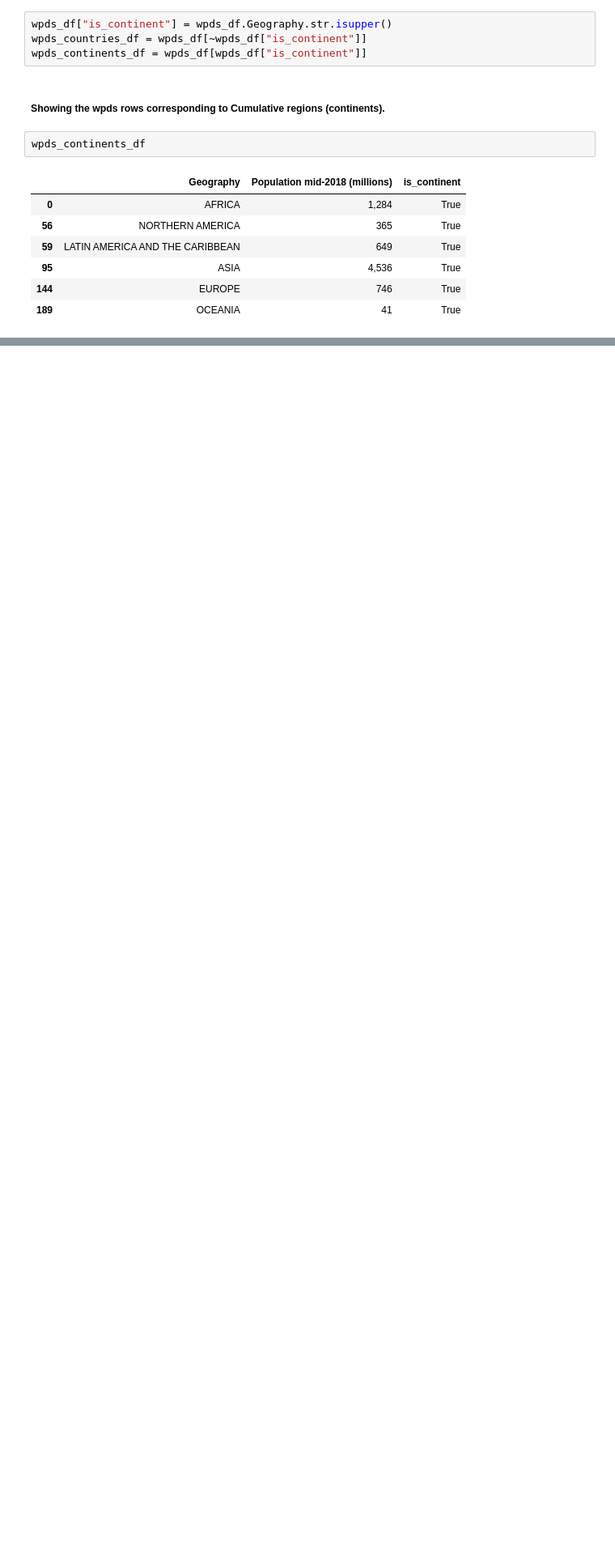
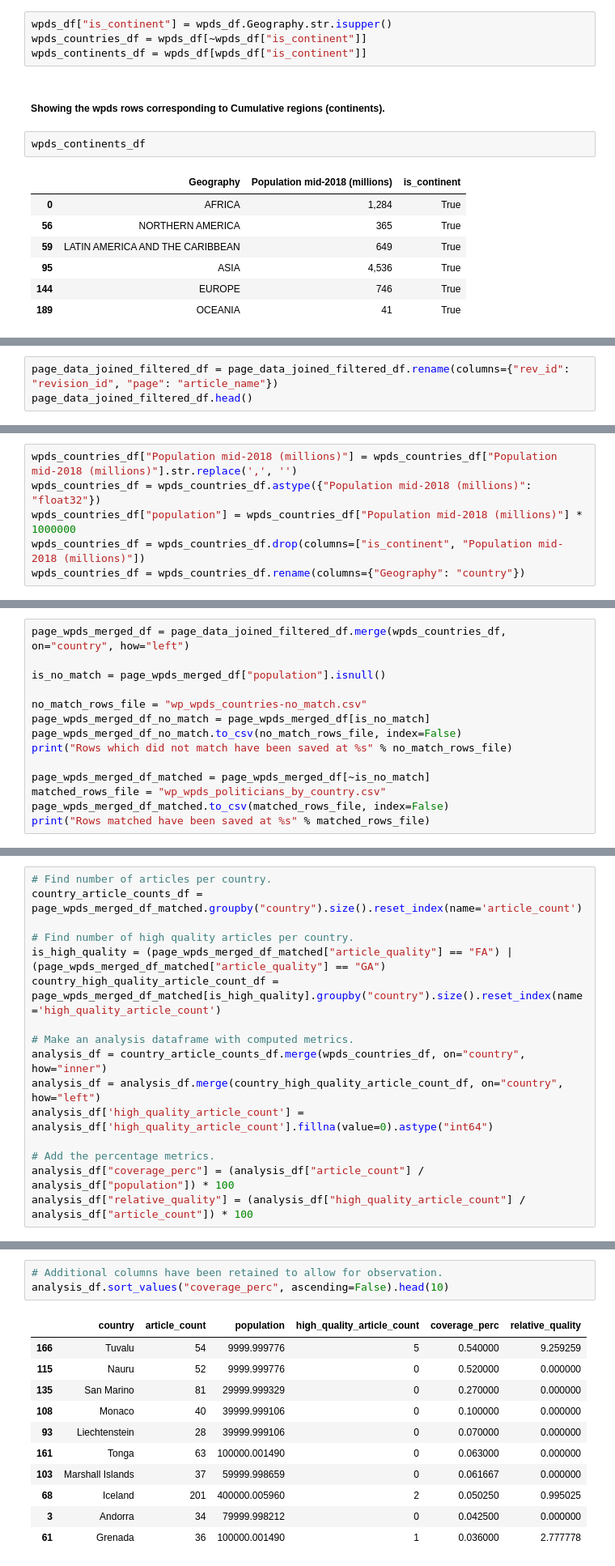
Before and after one commit to bhuvi3/DATA512-A2, a Jupyter notebook: hcds-a2-bias.ipynb, the cells around one changed output, grey strips where cells are left out. Shown: that part at 81% size. Drawn from its saved outputs; the diff is of its cells as text; blank space fills up the shorter version.

Commit message:
Update the analysis code and the add the output csv files.

```diff
--- a/hcds-a2-bias.ipynb
+++ b/hcds-a2-bias.ipynb
@@ -57,0 +155,3 @@ TODO
+# %%
+page_data_joined_filtered_df = page_data_joined_filtered_df.rename(columns={"rev_id": "revision_id", "page": "article_name"})
+page_data_joined_filtered_df.head()
@@ -57,0 +165,6 @@ TODO
+# %%
+wpds_countries_df["Population mid-2018 (millions)"] = wpds_countries_df["Population mid-2018 (millions)"].str.replace(',', '')
+wpds_countries_df = wpds_countries_df.astype({"Population mid-2018 (millions)": "float32"})
+wpds_countries_df["population"] = wpds_countries_df["Population mid-2018 (millions)"] * 1000000
+wpds_countries_df = wpds_countries_df.drop(columns=["is_continent", "Population mid-2018 (millions)"])
+wpds_countries_df = wpds_countries_df.rename(columns={"Geography": "country"})
@@ -57,0 +188,14 @@ TODO
+# %%
+page_wpds_merged_df = page_data_joined_filtered_df.merge(wpds_countries_df, on="country", how="left")
+
+is_no_match = page_wpds_merged_df["population"].isnull()
+
+no_match_rows_file = "wp_wpds_countries-no_match.csv"
+page_wpds_merged_df_no_match = page_wpds_merged_df[is_no_match]
+page_wpds_merged_df_no_match.to_csv(no_match_rows_file, index=False)
+print("Rows which did not match have been saved at %s" % no_match_rows_file)
+
+page_wpds_merged_df_matched = page_wpds_merged_df[~is_no_match]
+matched_rows_file = "wp_wpds_politicians_by_country.csv"
+page_wpds_merged_df_matched.to_csv(matched_rows_file, index=False)
+print("Rows matched have been saved at %s" % matched_rows_file)
@@ -57,0 +231,16 @@ TODO
+# %%
+# Find number of articles per country.
+country_article_counts_df = page_wpds_merged_df_matched.groupby("country").size().reset_index(name='article_count')
+
+# Find number of high quality articles per country.
+is_high_quality = (page_wpds_merged_df_matched["article_quality"] == "FA") | (page_wpds_merged_df_matched["article_quality"] == "GA")
+country_high_quality_article_count_df = page_wpds_merged_df_matched[is_high_quality].groupby("country").size().reset_index(name='high_quality_article_count')
+
+# Make an analysis dataframe with computed metrics.
+analysis_df = country_article_counts_df.merge(wpds_countries_df, on="country", how="inner")
+analysis_df = analysis_df.merge(country_high_quality_article_count_df, on="country", how="left")
+analysis_df['high_quality_article_count'] = analysis_df['high_quality_article_count'].fillna(value=0).astype("int64")
+
+# Add the percentage metrics.
+analysis_df["coverage_perc"] = (analysis_df["article_count"] / analysis_df["population"]) * 100
+analysis_df["relative_quality"] = (analysis_df["high_quality_article_count"] / analysis_df["article_count"]) * 100
@@ -57,0 +279,15 @@ TODO
+# %%
+# Additional columns have been retained to allow for observation.
+analysis_df.sort_values("coverage_perc", ascending=False).head(10)
+# %% [output]
+|  | country | article_count | population | high_quality_article_count | coverage_perc | relative_quality |
+| 166 | Tuvalu | 54 | 9999.999776 | 5 | 0.540000 | 9.259259 |
+| 115 | Nauru | 52 | 9999.999776 | 0 | 0.520000 | 0.000000 |
+| 135 | San Marino | 81 | 29999.999329 | 0 | 0.270000 | 0.000000 |
+| 108 | Monaco | 40 | 39999.999106 | 0 | 0.100000 | 0.000000 |
+| 93 | Liechtenstein | 28 | 39999.999106 | 0 | 0.070000 | 0.000000 |
+| 161 | Tonga | 63 | 100000.001490 | 0 | 0.063000 | 0.000000 |
+| 103 | Marshall Islands | 37 | 59999.998659 | 0 | 0.061667 | 0.000000 |
+| 68 | Iceland | 201 | 400000.005960 | 2 | 0.050250 | 0.995025 |
+| 3 | Andorra | 34 | 79999.998212 | 0 | 0.042500 | 0.000000 |
+| 61 | Grenada | 36 | 100000.001490 | 1 | 0.036000 | 2.777778 |
```
Also changed, not shown: parts of 38 cells of this notebook, 2 other files.
